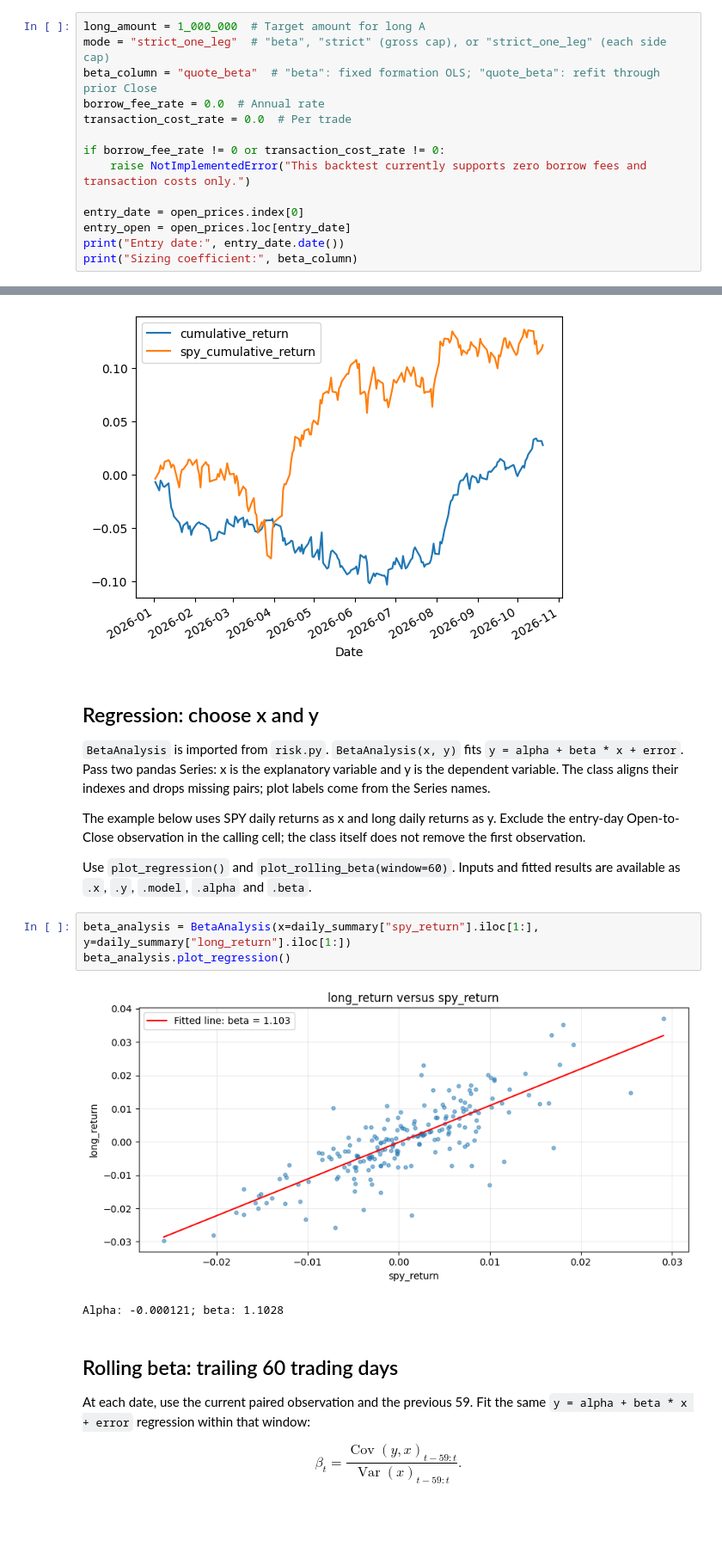
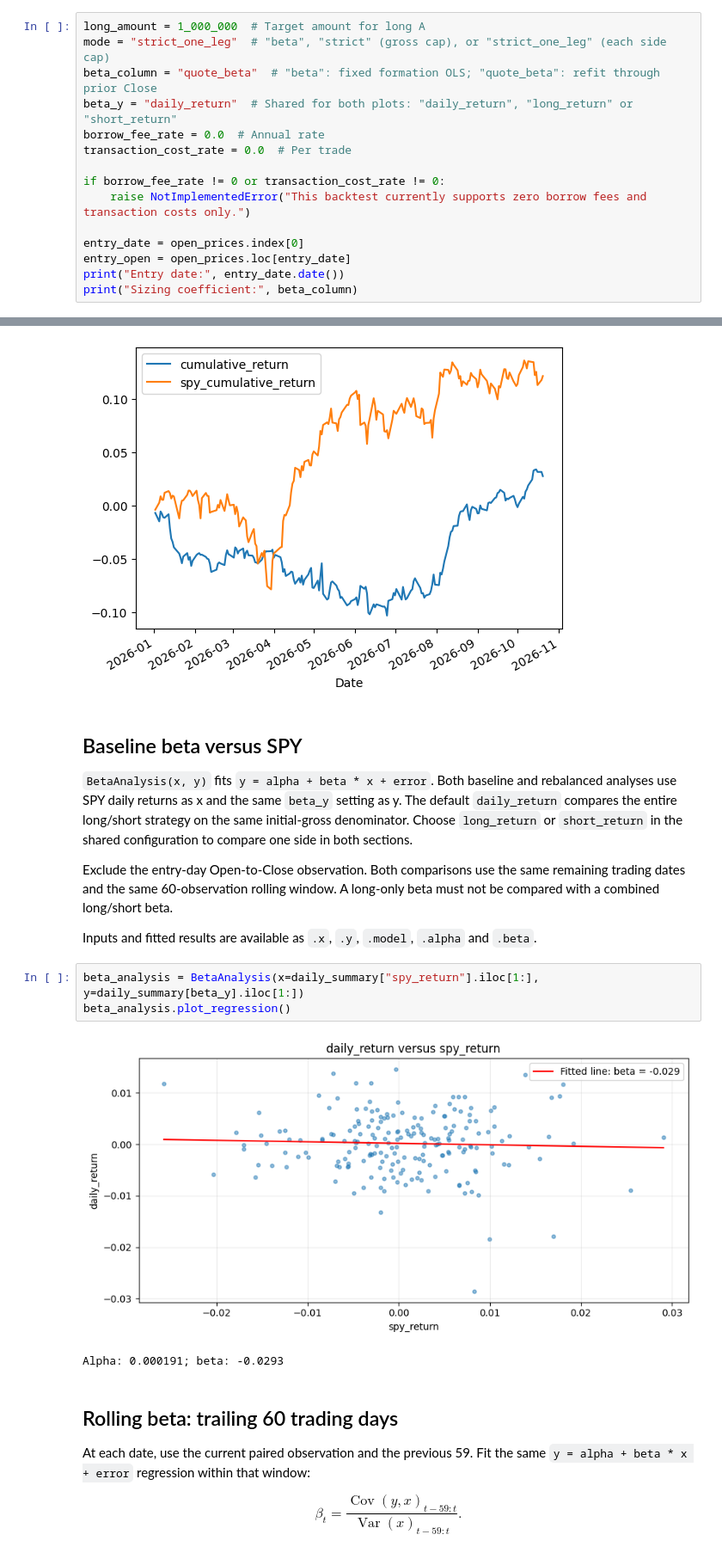
Before and after one commit to asd1354403003/Long-Short-Tax-Saving, a Jupyter notebook: analysis.ipynb, the cells around one changed output, grey strips where cells are left out. Shown at 86% size. Saved outputs shown, nothing was run; the diff lists cells and outputs as text; blank space fills up the shorter version.

Commit message:
Align baseline and rebalanced market-beta comparisons

```diff
--- a/analysis.ipynb
+++ b/analysis.ipynb
@@ -153,6 +153,7 @@ The short table's `beta` is the selected coefficient. `beta_start`, `beta_date`
 long_amount = 1_000_000  # Target amount for long A
 mode = "strict_one_leg"  # "beta", "strict" (gross cap), or "strict_one_leg" (each side cap)
 beta_column = "quote_beta"  # "beta": fixed formation OLS; "quote_beta": refit through prior Close
+beta_y = "daily_return"  # Shared for both plots: "daily_return", "long_return" or "short_return"
 borrow_fee_rate = 0.0  # Annual rate
 transaction_cost_rate = 0.0  # Per trade
 
@@ -269,19 +270,19 @@ daily_summary[["cumulative_return", "spy_cumulative_return"]].plot()
 <Axes: xlabel='Date'>
 [figure]
 # %% [markdown]
-## Regression: choose x and y
+## Baseline beta versus SPY
 
-`BetaAnalysis` is imported from `risk.py`. `BetaAnalysis(x, y)` fits `y = alpha + beta * x + error`. Pass two pandas Series: x is the explanatory variable and y is the dependent variable. The class aligns their indexes and drops missing pairs; plot labels come from the Series names.
+`BetaAnalysis(x, y)` fits `y = alpha + beta * x + error`. Both baseline and rebalanced analyses use SPY daily returns as x and the same `beta_y` setting as y. The default `daily_return` compares the entire long/short strategy on the same initial-gross denominator. Choose `long_return` or `short_return` in the shared configuration to compare one side in both sections.
 
-The example below uses SPY daily returns as x and long daily returns as y. Exclude the entry-day Open-to-Close observation in the calling cell; the class itself does not remove the first observation.
+Exclude the entry-day Open-to-Close observation. Both comparisons use the same remaining trading dates and the same 60-observation rolling window. A long-only beta must not be compared with a combined long/short beta.
 
-Use `plot_regression()` and `plot_rolling_beta(window=60)`. Inputs and fitted results are available as `.x`, `.y`, `.model`, `.alpha` and `.beta`.
+Inputs and fitted results are available as `.x`, `.y`, `.model`, `.alpha` and `.beta`.
 # %%
-beta_analysis = BetaAnalysis(x=daily_summary["spy_return"].iloc[1:], y=daily_summary["long_return"].iloc[1:])
+beta_analysis = BetaAnalysis(x=daily_summary["spy_return"].iloc[1:], y=daily_summary[beta_y].iloc[1:])
 beta_analysis.plot_regression()
 # %% [output]
-[figure, old version]
+[figure, new version]
-Alpha: -0.000121; beta: 1.1028
+Alpha: 0.000191; beta: -0.0293
 # %% [markdown]
 ## Rolling beta: trailing 60 trading days
 
```
Also changed, not shown: parts of 5 cells of this notebook, 2 other files.
